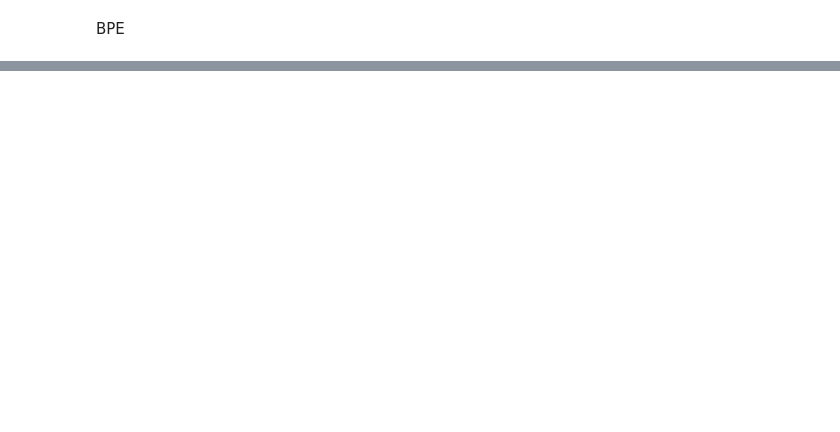
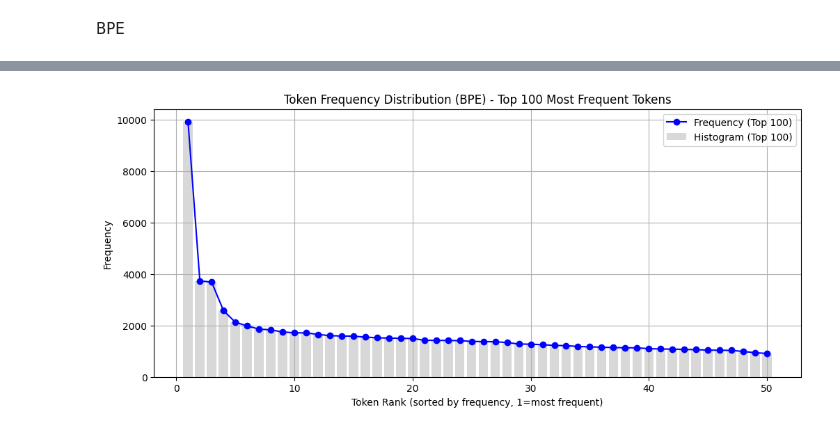
Before and after one commit to kyradelray/Wearables_Tokenizer, a Jupyter notebook: Tokenizer.ipynb, the cells around one changed output, grey strips where cells are left out. Drawn from its saved outputs; the diff is of its cells as text; code cells hidden in the pictures; blank space fills up the shorter version.

```diff
--- a/Tokenizer.ipynb
+++ b/Tokenizer.ipynb
@@ -748,0 +821,16 @@ plt.show()
+# %%
+# Get the top 100 most frequent tokens and their frequencies (already sorted by frequency)
+top_100 = sorted_tokens[:50]
+top_token_ids, top_frequencies= zip(*top_100)
+
+plt.figure(figsize=(12, 5))
+plt.bar(range(1, 51), top_frequencies, color='gray', alpha=0.3, label='Histogram (Top 100)')
+plt.plot(range(1, 51), top_frequencies, color='blue', marker='o', label='Frequency (Top 100)')
+plt.xlabel("Token Rank (sorted by frequency, 1=most frequent)")
+plt.ylabel("Frequency")
+plt.title("Token Frequency Distribution (BPE) - Top 100 Most Frequent Tokens")
+plt.grid(True)
+plt.legend()
+plt.show()
+# %% [output]
+[figure, added]
```
Also changed, not shown: parts of 25 cells of this notebook, 1 other file.
